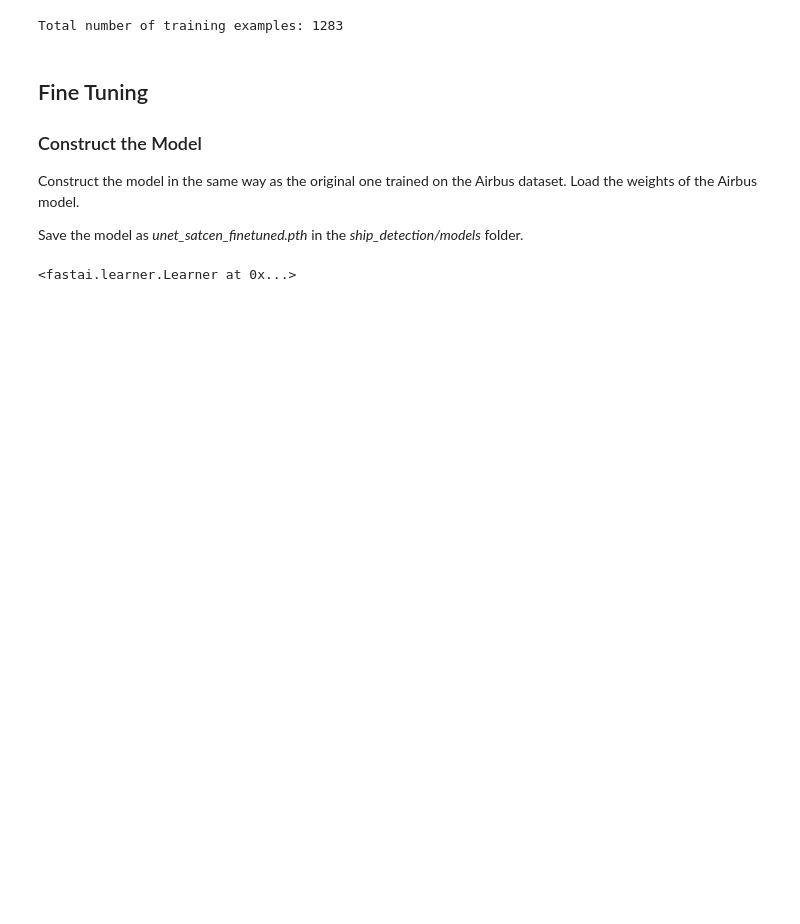
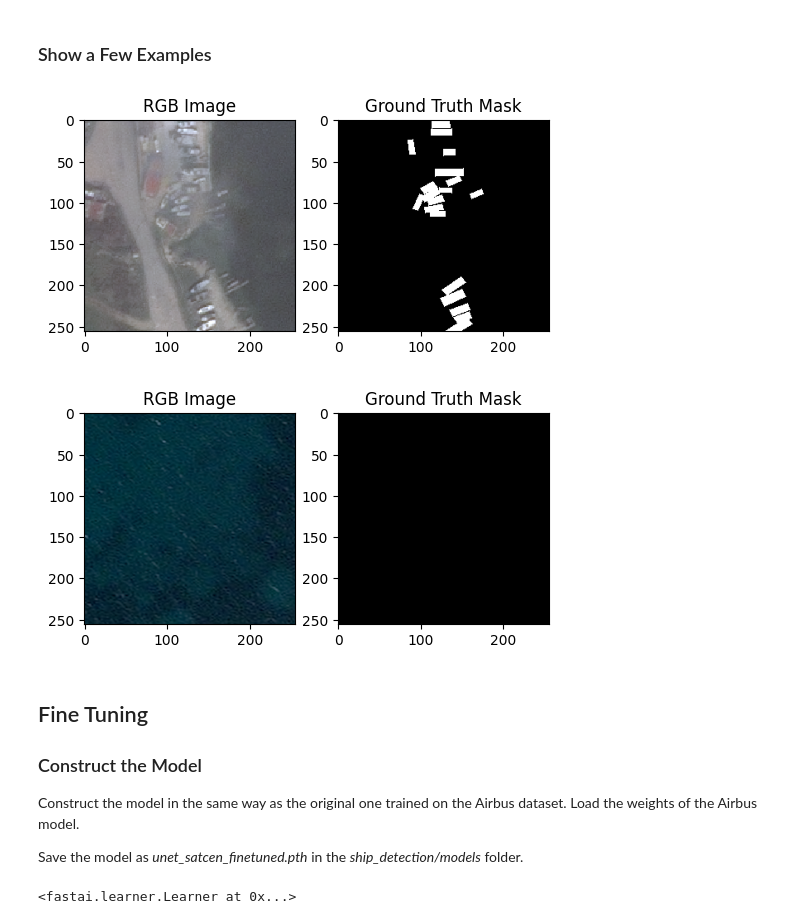
Before and after one commit to TasteDaBombDev/satcen-ship-detection, a Jupyter notebook: ship_detection/unet_finetune_satcen.ipynb, the cells around one changed output. Saved outputs shown, nothing was run; the diff lists cells and outputs as text; code cells hidden in the pictures; blank space fills up the shorter version.

```diff
--- a/ship_detection/unet_finetune_satcen.ipynb
+++ b/ship_detection/unet_finetune_satcen.ipynb
@@ -49,0 +31,20 @@ Number of annotated images: 1833
+# %%
+# load the full Satcen dataset
+satcen = os.listdir(satcen_path/'pictures')
+
+# load the labels (bounding boxes)
+labels_file = open(satcen_path/'labels.json')
+labels_json = json.load(labels_file)
+
+# conver the bounding boxes into binary labels 0/1
+y = np.array([])
+for img in satcen:
+
+    bounding_boxes = list(filter(lambda x: x['name'] == img, labels_json))[0]['bounding_boxes']
+    y = np.append(y, 1 if len(bounding_boxes) > 0 else 0)
+
+# print info about entire dataset
+print(f'Total number of Satcen images: {len(satcen)}')
+print(f'Total number of labels (annotations): {len(labels_json)}')
+print(f'Number of positive observations: {np.sum(y==1)} ({100 * np.sum(y==1) / len(y):.2f}%)')
+print(f'Number of negative observations: {np.sum(y==0)} ({100 * np.sum(y==0) / len(y):.2f}%)')
@@ -144,35 +224,31 @@ Number of negative observations: 308 (16.80305510092744%)
-# %%
-# # make the splits
-# train_data, test_data = train_test_split(satcen, train_size=0.7, stratify=y)
-
-# # check how many positive and negative observations are in each subset
-# print('### Train Data ###')
-# print('Size:', len(train_data))
-# train_pos = len([f for f in train_data if y[satcen.index(f)] == 1])
-# train_neg = len([f for f in train_data if y[satcen.index(f)] == 0])
-# print(f'Positive observations: {train_pos} ({train_pos / len(train_data) * 100}%)')
-# print(f'Negative observations: {train_neg} ({train_neg / len(train_data) * 100}%)', '\n')
-
-# print('### Test Data ###')
-# print('Size:', len(test_data))
-# test_pos = len([f for f in test_data if y[satcen.index(f)] == 1])
-# test_neg = len([f for f in test_data if y[satcen.index(f)] == 0])
-# print(f'Positive observations: {test_pos} ({test_pos / len(test_data) * 100}%)')
-# print(f'Negative observations: {test_neg} ({test_neg / len(test_data) * 100}%)', '\n')
-
-# # remove all files currently in the train_valid folder
-# for f in os.listdir(satcen_path/'train_pictures'):
-#     os.remove(satcen_path/'train_pictures'/f)
-
-# # save training data
-# for f in train_data:
-#     src = satcen_path/'pictures'/f
-#     dst = satcen_path/'train_pictures'/f
-#     shutil.copy(src, dst)
-
-print('Total number of training examples:', len(os.listdir(satcen_path/'train_pictures')))
-# %% [output]
-Total number of training examples: 1283
+# %% [markdown]
+### Show a Few Examples
+# %%
+# get one image that contains ships and one that does not
+ship_img = satcen[np.where(y==1)[0][0]]
+no_ship_img = satcen[np.where(y==0)[0][1]]
+
+# show images and ground truth
+fig = plt.subplots(1, 2, figsize=(6, 3))
+plt.subplot(1, 2, 1)
+plt.title('RGB Image')
+plt.imshow(Image.open(satcen_path/'pictures'/ship_img))
+plt.subplot(1, 2, 2)
+plt.title('Ground Truth Mask')
+plt.imshow(PILMask.create(satcen_path/'ground_truth_masks'/f'{ship_img[:-4]}_L.png'), cmap='gray')
+plt.show()
+
+fig = plt.subplots(1, 2, figsize=(6, 3))
+plt.subplot(1, 2, 1)
+plt.title('RGB Image')
+plt.imshow(Image.open(satcen_path/'pictures'/no_ship_img))
+plt.subplot(1, 2, 2)
+plt.title('Ground Truth Mask')
+plt.imshow(PILMask.create(satcen_path/'ground_truth_masks'/f'{no_ship_img[:-4]}_L.png'), cmap='gray')
+plt.show()
+# %% [output]
+[figure, added]
+[figure, added]
 # %% [markdown]
 ## Fine Tuning
 
```
Also changed, not shown: parts of 18 cells of this notebook, 1 other file.
